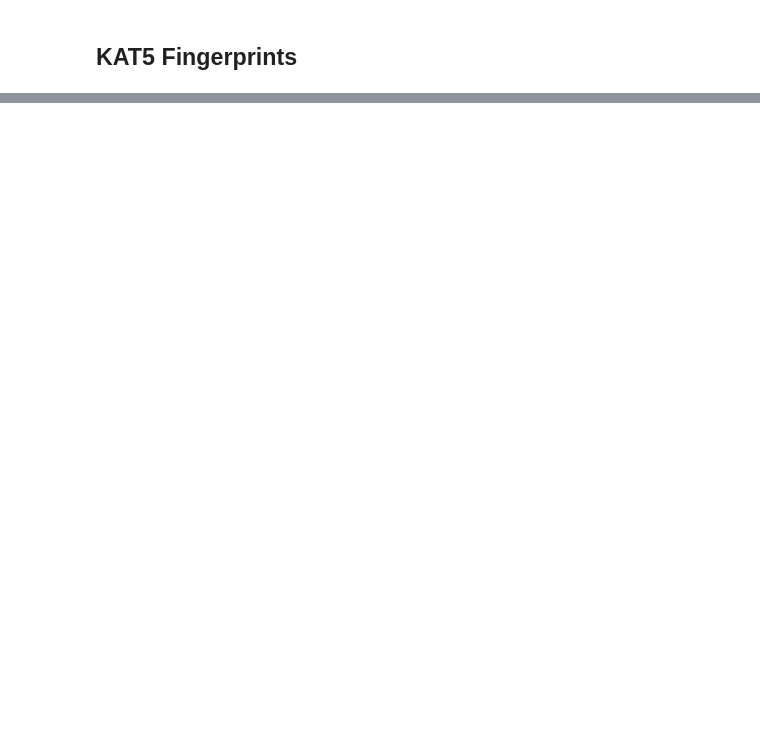
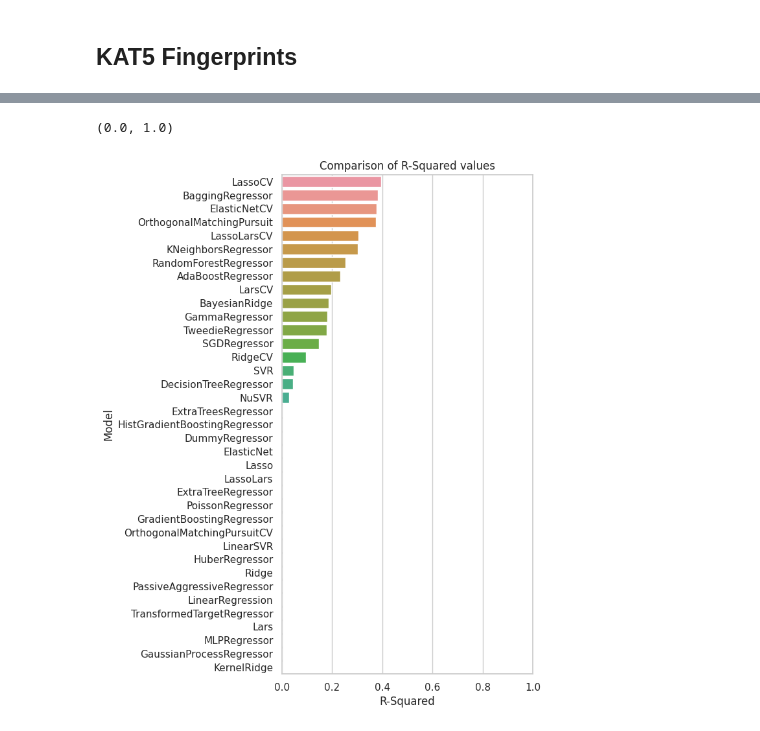
Before and after one commit to VishMur/STEMist-Hacks-Submission, a Jupyter notebook: deepnote/STEMist_Project/Machine Learning.ipynb, the cells around one changed output, grey strips where cells are left out. Drawn from its saved outputs; the diff is of its cells as text; code cells hidden in the pictures; blank space fills up the shorter version.

```diff
--- a/deepnote/STEMist_Project/Machine Learning.ipynb
+++ b/deepnote/STEMist_Project/Machine Learning.ipynb
@@ -267,0 +332,3 @@ X_test.shape, Y_test.shape
+# %%
+# Run the training and testing sets through the lazypredict to find the best regression model
+models_kat5, predictions_kat5 = clf.fit(X_kat5_train, X_kat5_test, Y_kat5_train, Y_kat5_test)
@@ -267,0 +353,5 @@ X_test.shape, Y_test.shape
+# %%
+# Performance table of the test set (20% subset) based on training data (80% subset)
+predictions_kat5 = predictions_kat5.iloc[::-1][['R-Squared', 'RMSE']]
+# R-squared values less than 1 will not be graphed
+predictions_kat5
@@ -267,0 +377,10 @@ X_test.shape, Y_test.shape
+# %%
+# Bar plot of R-squared values
+plt.figure(figsize=(5, 10))
+sns.set_theme(style="whitegrid")
+sns.barplot(y=predictions_kat5.index, x="R-Squared", data=predictions_kat5)
+plt.title("Comparison of R-Squared values")
+plt.xlim(0, 1)
+# %% [output]
+(0.0, 1.0)
+[figure, added]
```
Also changed, not shown: parts of 83 cells of this notebook, 1 other file.
